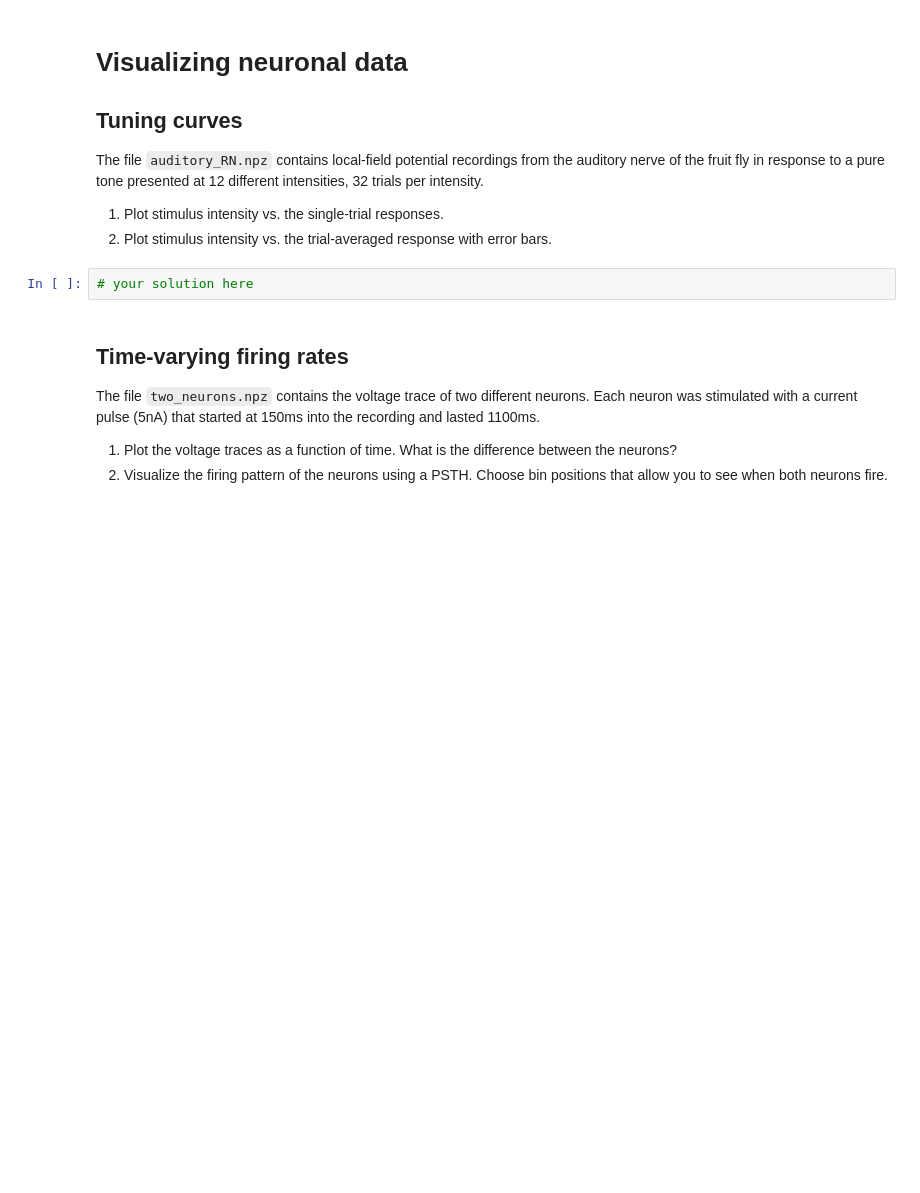
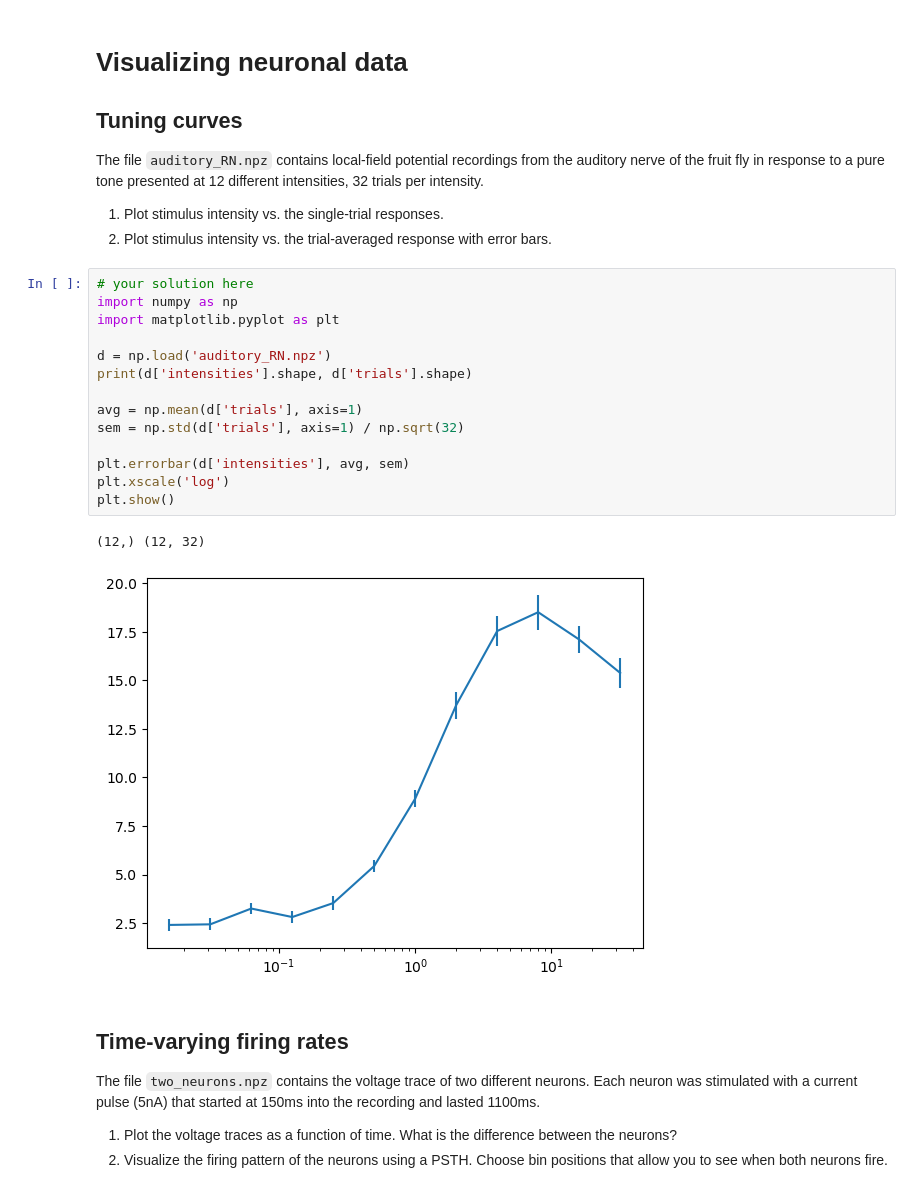
Before and after one commit to janclemenslab/neu715, a Jupyter notebook: exercises/exercises 6/6.03_neuron_plots.ipynb, the cells around one changed output. Saved outputs shown, nothing was run; the diff lists cells and outputs as text; blank space fills up the shorter version.

```diff
--- a/exercises/exercises 6/6.03_neuron_plots.ipynb
+++ b/exercises/exercises 6/6.03_neuron_plots.ipynb
@@ -7,8 +7,23 @@ The file `auditory_RN.npz` contains local-field potential recordings from the au
 
 1. Plot stimulus intensity vs. the single-trial responses.
 2. Plot stimulus intensity vs. the trial-averaged response with error bars.
-# %%
-# your solution here
+# %%
+# your solution here
+import numpy as np
+import matplotlib.pyplot as plt
+
+d = np.load('auditory_RN.npz')
+print(d['intensities'].shape, d['trials'].shape)
+
+avg = np.mean(d['trials'], axis=1)
+sem = np.std(d['trials'], axis=1) / np.sqrt(32)
+
+plt.errorbar(d['intensities'], avg, sem)
+plt.xscale('log')
+plt.show()
+# %% [output]
+(12,) (12, 32)
+[figure, added]
 # %% [markdown]
 ## Time-varying firing rates
 The file `two_neurons.npz` contains the voltage trace of two different neurons. Each neuron was stimulated with a current pulse (5nA) that started at 150ms into the recording and lasted 1100ms.
```
Also changed, not shown: parts of 6 cells of this notebook, 18 other files.
